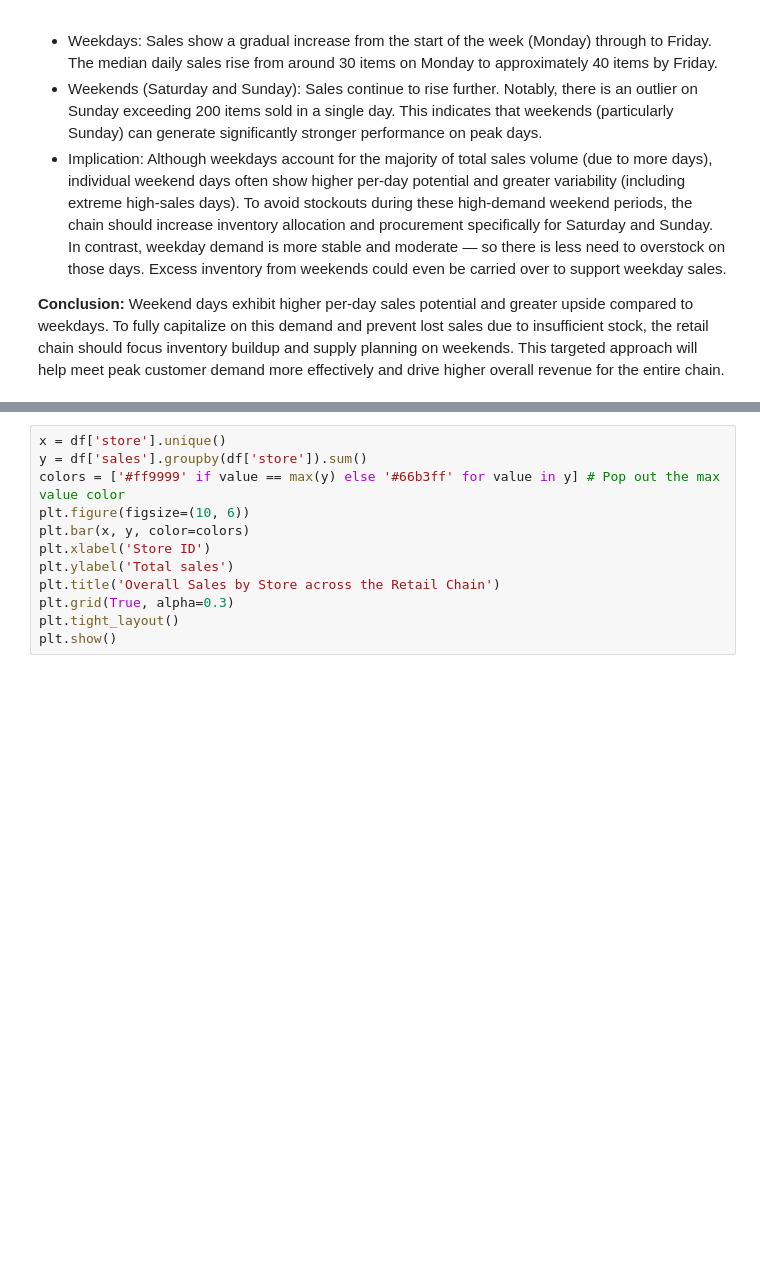
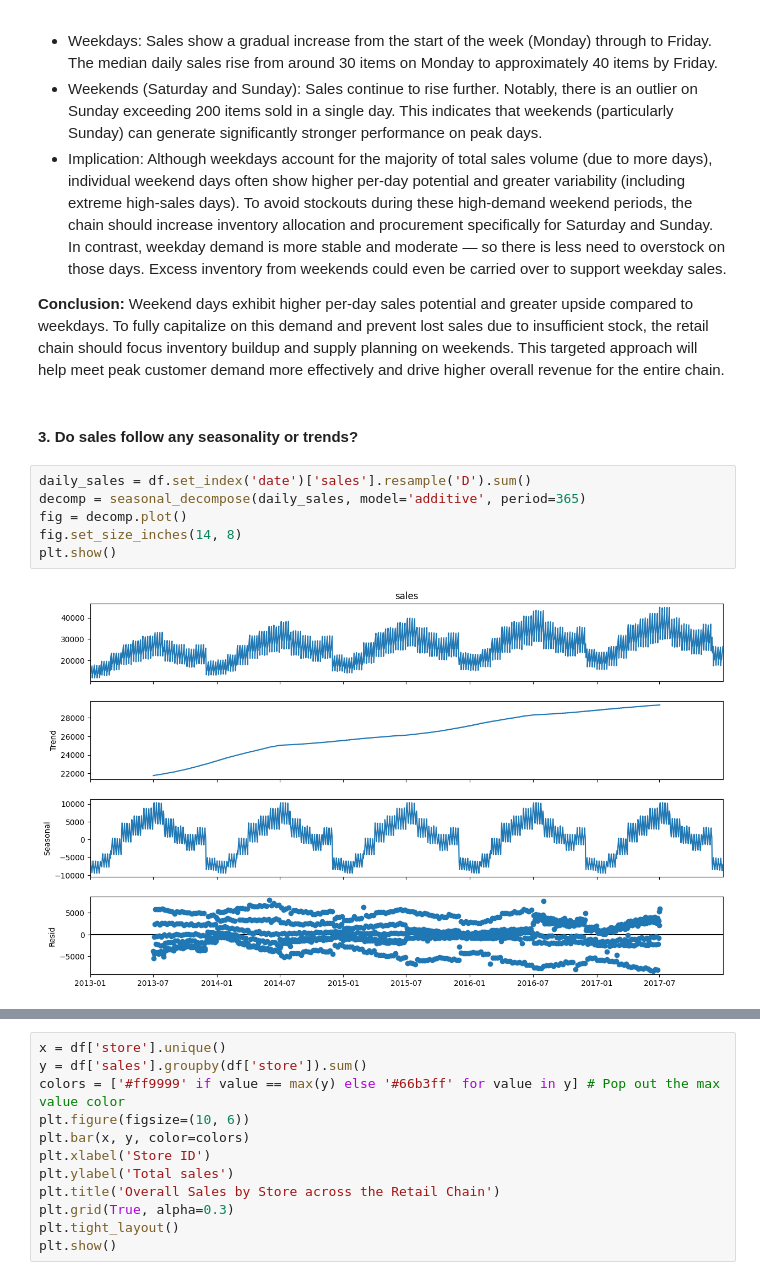
Before and after one commit to trhkimngan22/Inventory-Optimization-for-Retail-Chain, a Jupyter notebook: src/notebook.ipynb, the cells around one changed output, grey strips where cells are left out. Drawn from its saved outputs; the diff is of its cells as text; blank space fills up the shorter version.

```diff
--- a/src/notebook.ipynb
+++ b/src/notebook.ipynb
@@ -319,3 +327,13 @@ The pie chart above shows that overall sales volume is heavily concentrated on w
 - Implication: Although weekdays account for the majority of total sales volume (due to more days), individual weekend days often show higher per-day potential and greater variability (including extreme high-sales days). To avoid stockouts during these high-demand weekend periods, the chain should increase inventory allocation and procurement specifically for Saturday and Sunday. In contrast, weekday demand is more stable and moderate — so there is less need to overstock on those days. Excess inventory from weekends could even be carried over to support weekday sales.
 
 **Conclusion:** Weekend days exhibit higher per-day sales potential and greater upside compared to weekdays. To fully capitalize on this demand and prevent lost sales due to insufficient stock, the retail chain should focus inventory buildup and supply planning on weekends. This targeted approach will help meet peak customer demand more effectively and drive higher overall revenue for the entire chain.
+# %% [markdown]
+#### 3. Do sales follow any seasonality or trends?
+# %%
+daily_sales = df.set_index('date')['sales'].resample('D').sum()
+decomp = seasonal_decompose(daily_sales, model='additive', period=365)
+fig = decomp.plot()
+fig.set_size_inches(14, 8)
+plt.show()
+# %% [output]
+[figure, added]
```
Also changed, not shown: parts of 10 cells of this notebook, 2 other files.
